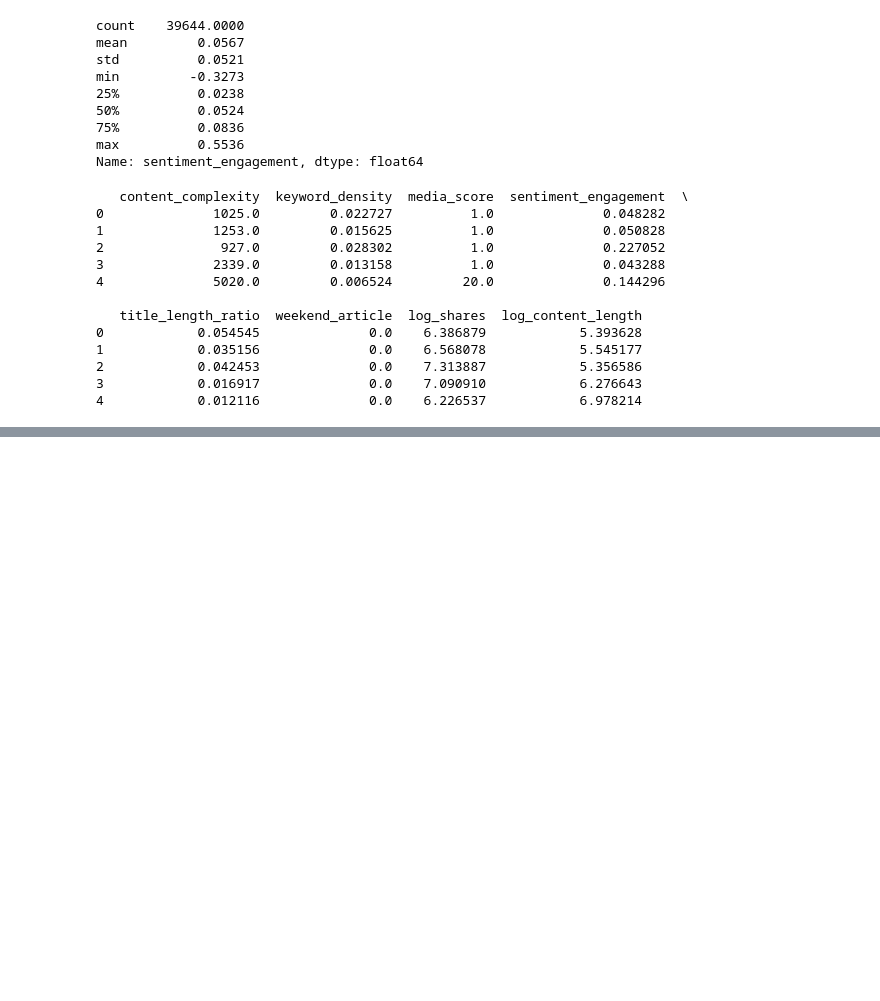
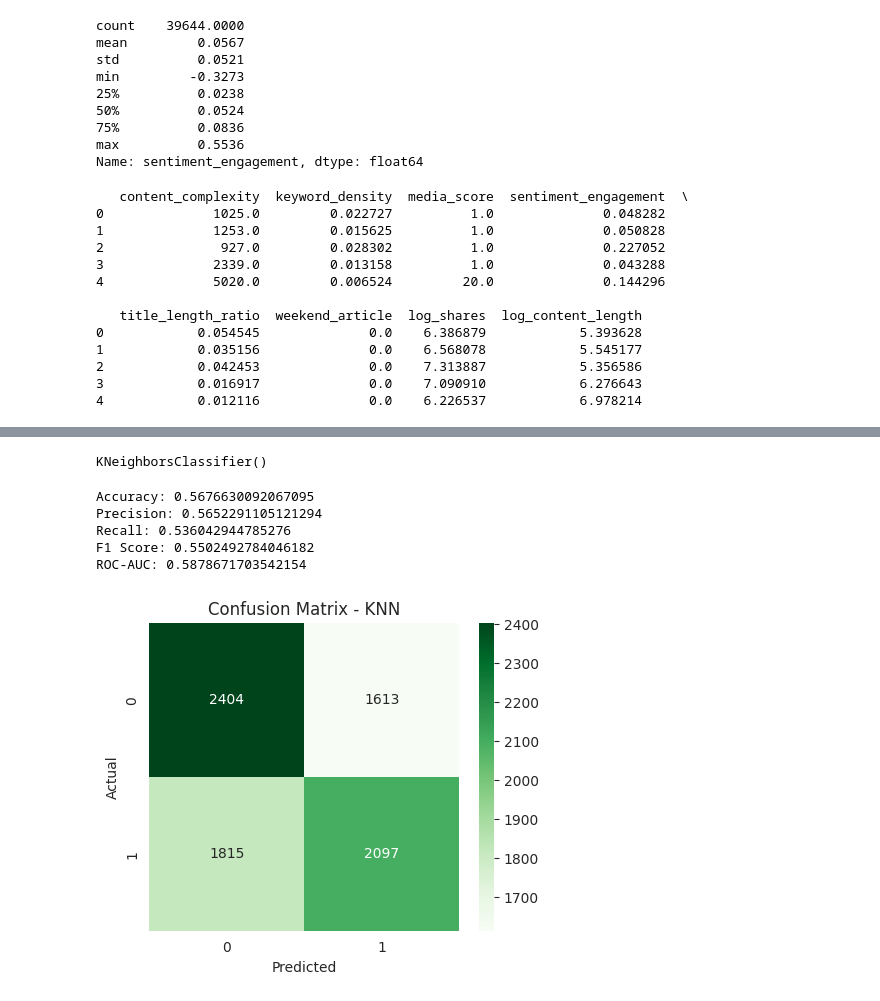
Before and after one commit to batoolabualhayjaa33-droid/ML-final-project, a Jupyter notebook: OnlineNewsPopularity.ipynb, the cells around one changed output, grey strips where cells are left out. Saved outputs shown, nothing was run; the diff lists cells and outputs as text; code cells hidden in the pictures; blank space fills up the shorter version.

```diff
--- a/OnlineNewsPopularity.ipynb
+++ b/OnlineNewsPopularity.ipynb
@@ -683,0 +814,8 @@ print(engineered_data[new_features].head())
+# %%
+knn_model = KNeighborsClassifier(n_neighbors=5)
+
+knn_model.fit(X_train, y_train)
+# %% [output]
+KNeighborsClassifier()
+# %%
+y_pred_knn = knn_model.predict(X_test)
@@ -683,0 +824,26 @@ print(engineered_data[new_features].head())
+# %%
+print("Accuracy:", accuracy_score(y_test, y_pred_knn))
+print("Precision:", precision_score(y_test, y_pred_knn))
+print("Recall:", recall_score(y_test, y_pred_knn))
+print("F1 Score:", f1_score(y_test, y_pred_knn))
+print("ROC-AUC:", roc_auc_score(y_test, y_prob_knn))
+# %% [output]
+Accuracy: 0.5676630092067095
+Precision: 0.5652291105121294
+Recall: 0.536042944785276
+F1 Score: 0.5502492784046182
+ROC-AUC: 0.5878671703542154
+# %%
+cm = confusion_matrix(y_test, y_pred_knn)
+
+plt.figure(figsize=(5,4))
+
+sns.heatmap(cm, annot=True, fmt="d", cmap="Greens")
+
+plt.title("Confusion Matrix - KNN")
+plt.xlabel("Predicted")
+plt.ylabel("Actual")
+
+plt.show()
+# %% [output]
+[figure, added]
```
Also changed, not shown: parts of 16 cells of this notebook.
